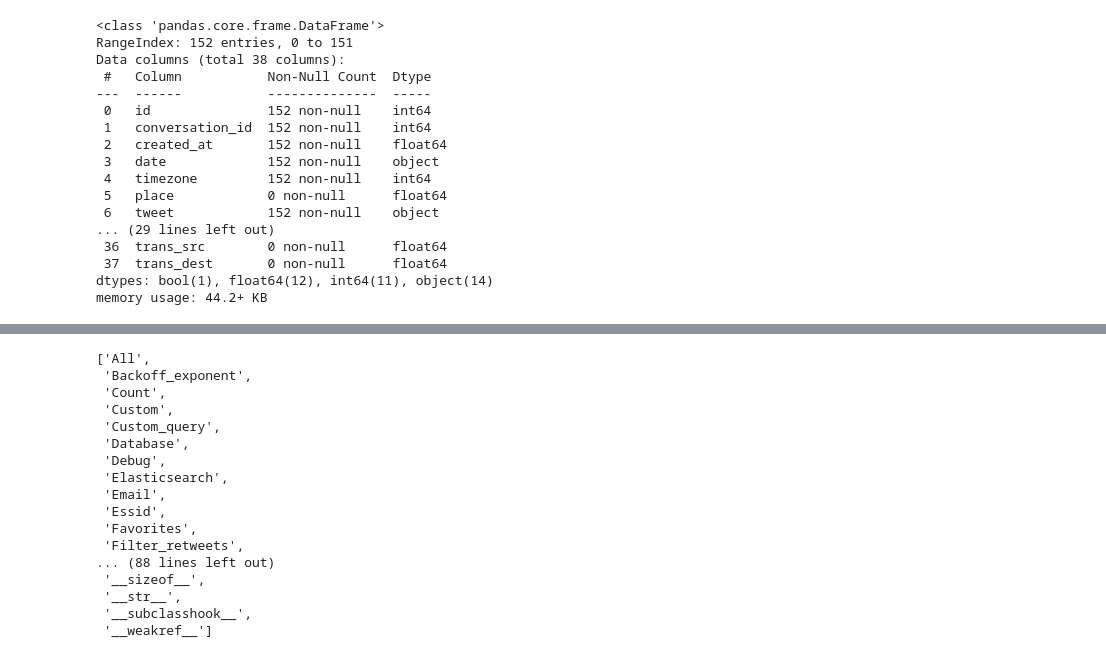
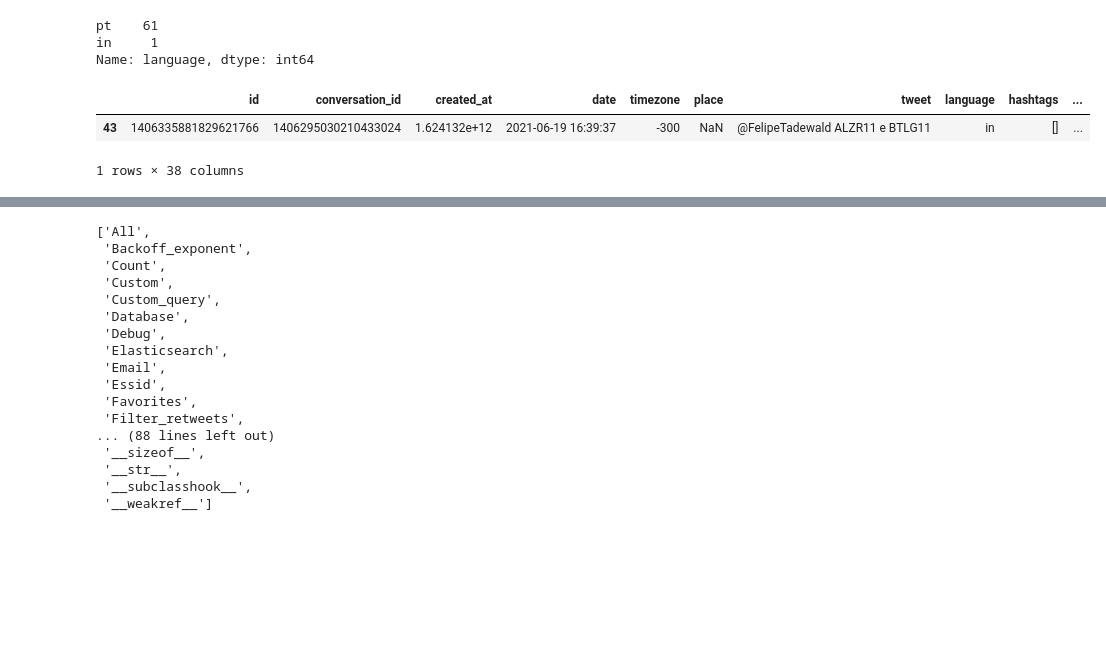
Before and after one commit to CardosoJr/investing, a Jupyter notebook: Extractors/news/twitter/testing.ipynb, the cells around one changed output, grey strips where cells are left out. Cells and saved outputs as stored; diff of their text form; code cells hidden in the pictures; blank space fills up the shorter version.

```diff
--- a/Extractors/news/twitter/testing.ipynb
+++ b/Extractors/news/twitter/testing.ipynb
@@ -24,23 +14,15 @@ df.head()
-# %%
-df.info()
-# %% [output]
-<class 'pandas.core.frame.DataFrame'>
-RangeIndex: 152 entries, 0 to 151
-Data columns (total 38 columns):
- #   Column           Non-Null Count  Dtype
----  ------           --------------  -----
- 0   id               152 non-null    int64
- 1   conversation_id  152 non-null    int64
- 2   created_at       152 non-null    float64
- 3   date             152 non-null    object
- 4   timezone         152 non-null    int64
- 5   place            0 non-null      float64
- 6   tweet            152 non-null    object
-... (29 lines left out)
- 36  trans_src        0 non-null      float64
- 37  trans_dest       0 non-null      float64
-dtypes: bool(1), float64(12), int64(11), object(14)
-memory usage: 44.2+ KB
+# %%
+df['language'].value_counts()
+# %% [output]
+pt    61
+in     1
+Name: language, dtype: int64
+# %%
+df[df['language'] == 'in']
+# %% [output]
+|  | id | conversation_id | created_at | date | timezone | place | tweet | language | hashtags | ... |
+| 43 | 1406335881829621766 | 1406295030210433024 | 1.624132e+12 | 2021-06-19 16:39:37 | -300 | NaN | @FelipeTadewald ALZR11 e BTLG11 | in | [] | ... |
+1 rows × 38 columns
 # %%
 df[['id', 'date', 'timezone', 'tweet', 'language', 'hashtags', 'cashtags', 'nlikes', 'nreplies', 'nretweets', 'translate']]
 # %% [output]
```
Also changed, not shown: parts of 1 cell of this notebook, 2 other files.
